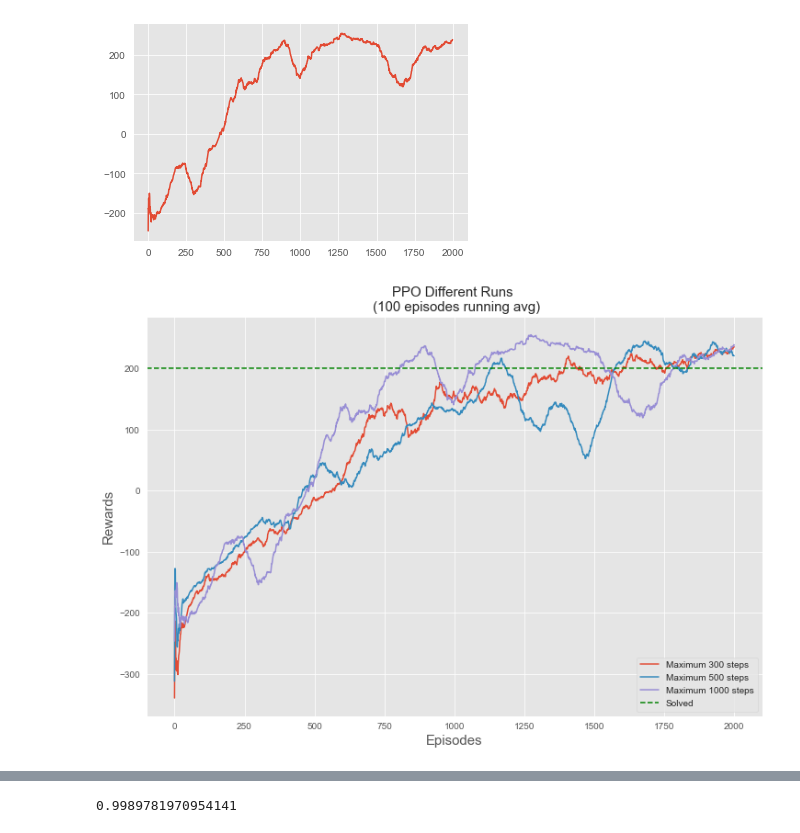
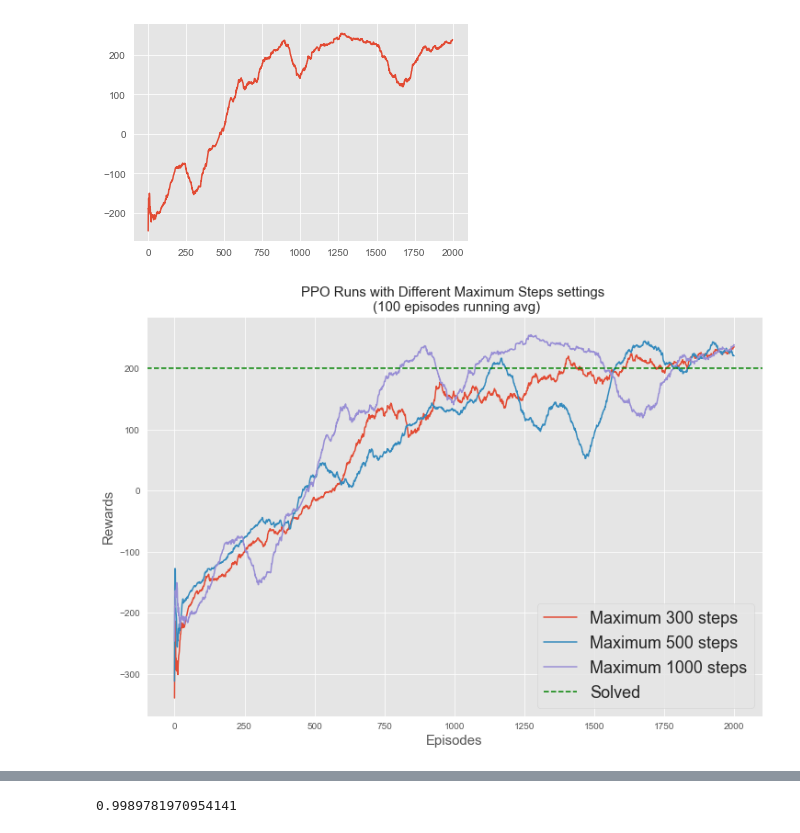
Before and after one commit to qzhou-2020/HEC_80629A_H2021, a Jupyter notebook: zishi/ppo/plots-Copy1.ipynb, the cells around one changed output, grey strips where cells are left out. Cells and saved outputs as stored; diff of their text form; code cells hidden in the pictures.

Commit message:
update plots

```diff
--- a/zishi/ppo/plots-Copy1.ipynb
+++ b/zishi/ppo/plots-Copy1.ipynb
@@ -24,20 +24,20 @@ df6["avg_reward"].plot()
 [figure]
 # %%
 plt.figure(figsize= (12,8))
-plt.title("PPO Different Runs \n (100 episodes running avg)",fontsize=15)
+plt.title("PPO Runs with Different Maximum Steps settings \n (100 episodes running avg)",fontsize=15)
 plt.style.use("ggplot")
 plt.plot(df2["avg_reward"],label="Maximum 300 steps")
 plt.plot(ppo_500["avg_reward"],label="Maximum 500 steps")
 #plt.plot(df5["avg_reward"][:2000],label="PPO5")
 plt.plot(df6["avg_reward"],label="Maximum 1000 steps")
 plt.axhline(y=200,color='g',linestyle="--",label="Solved")
 plt.xlabel('Episodes', fontsize=15)
 plt.ylabel('Rewards', fontsize=15)
-plt.legend(loc="lower right")
+plt.legend(loc="lower right", prop={"size":18})
 plt.savefig("PPO_steps.png",dpi=400)
 plt.show()
 # %% [output]
-[figure, old version]
+[figure, new version]
 # %%
 plt.figure(figsize= (12,8))
 plt.title("PPO vs DDPG\n (100 episodes running avg)",fontsize=15)
```
Also changed, not shown: parts of 2 cells of this notebook, 6 other files.
